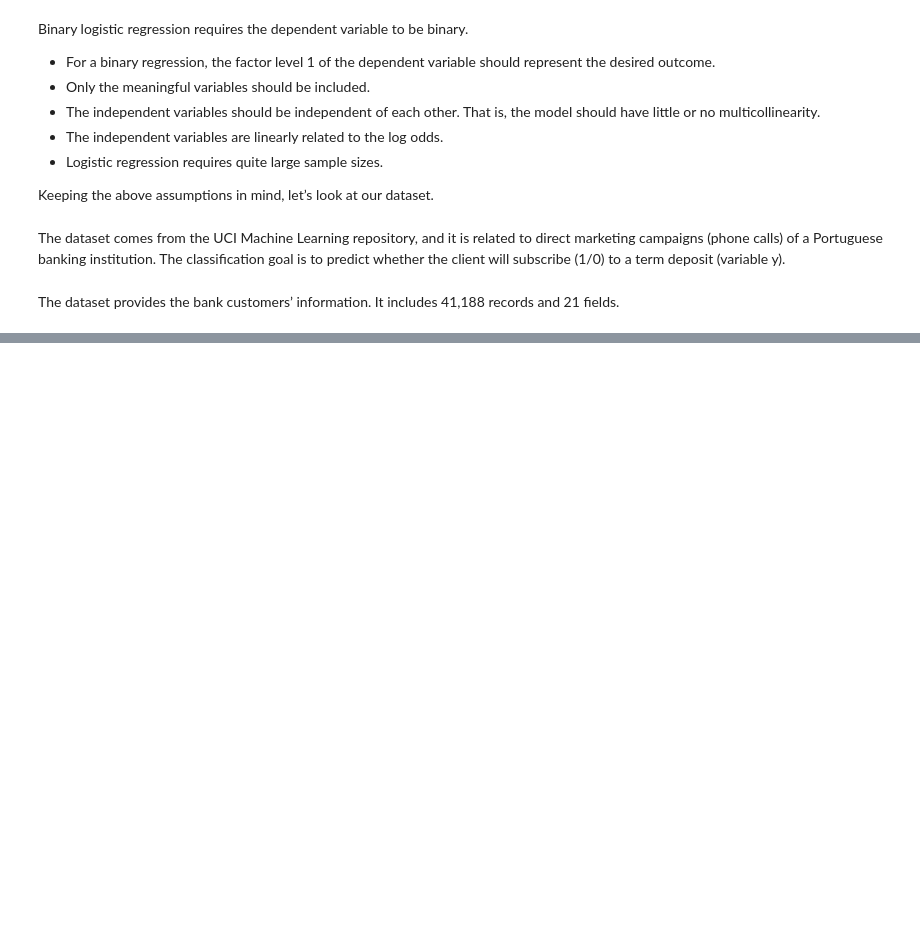
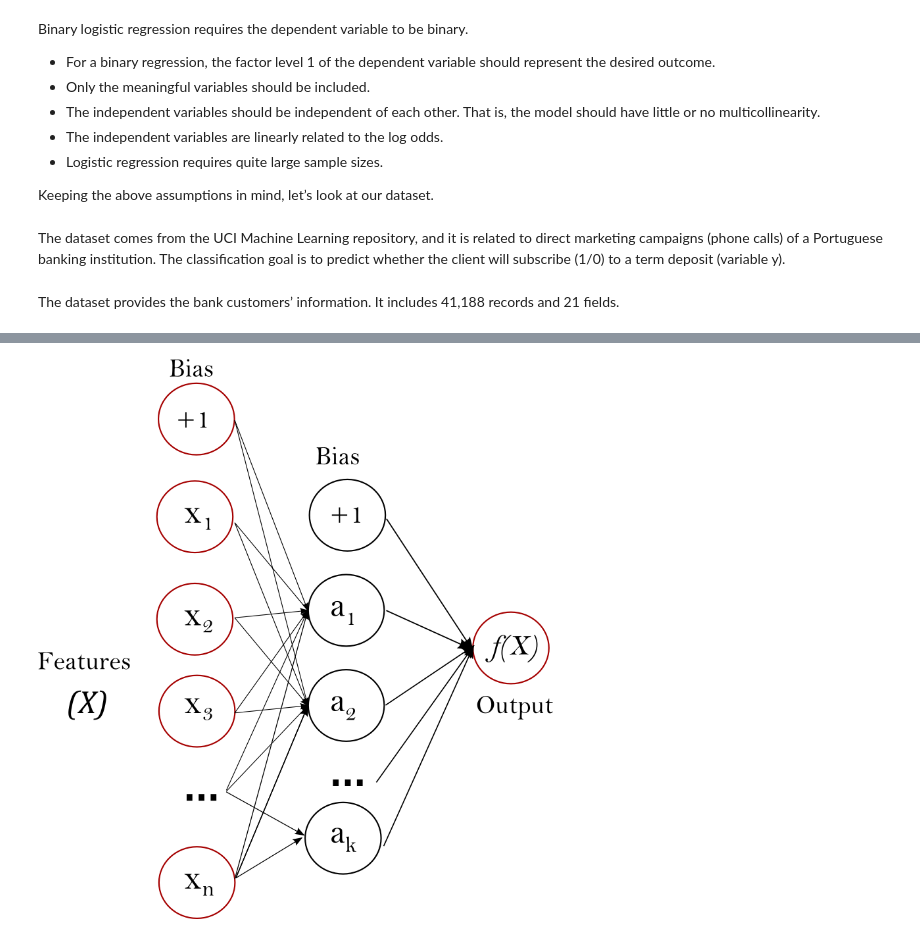
Before and after one commit to redmage123/deep-learning-sklearn, a Jupyter notebook: docs/Sklearn Tutorial.ipynb, the cells around one changed output, grey strips where cells are left out. Saved outputs shown, nothing was run; the diff lists cells and outputs as text; code cells hidden in the pictures; blank space fills up the shorter version.

```diff
--- a/docs/Sklearn Tutorial.ipynb
+++ b/docs/Sklearn Tutorial.ipynb
@@ -710,0 +768,5 @@ print (data['education'].unique())
+# %%
+from IPython.display import Image
+Image(filename='graphics/multilayerperceptron_network.png')
+# %% [output]
+[figure, added]
```
Also changed, not shown: parts of 14 cells of this notebook, 3 other files.
